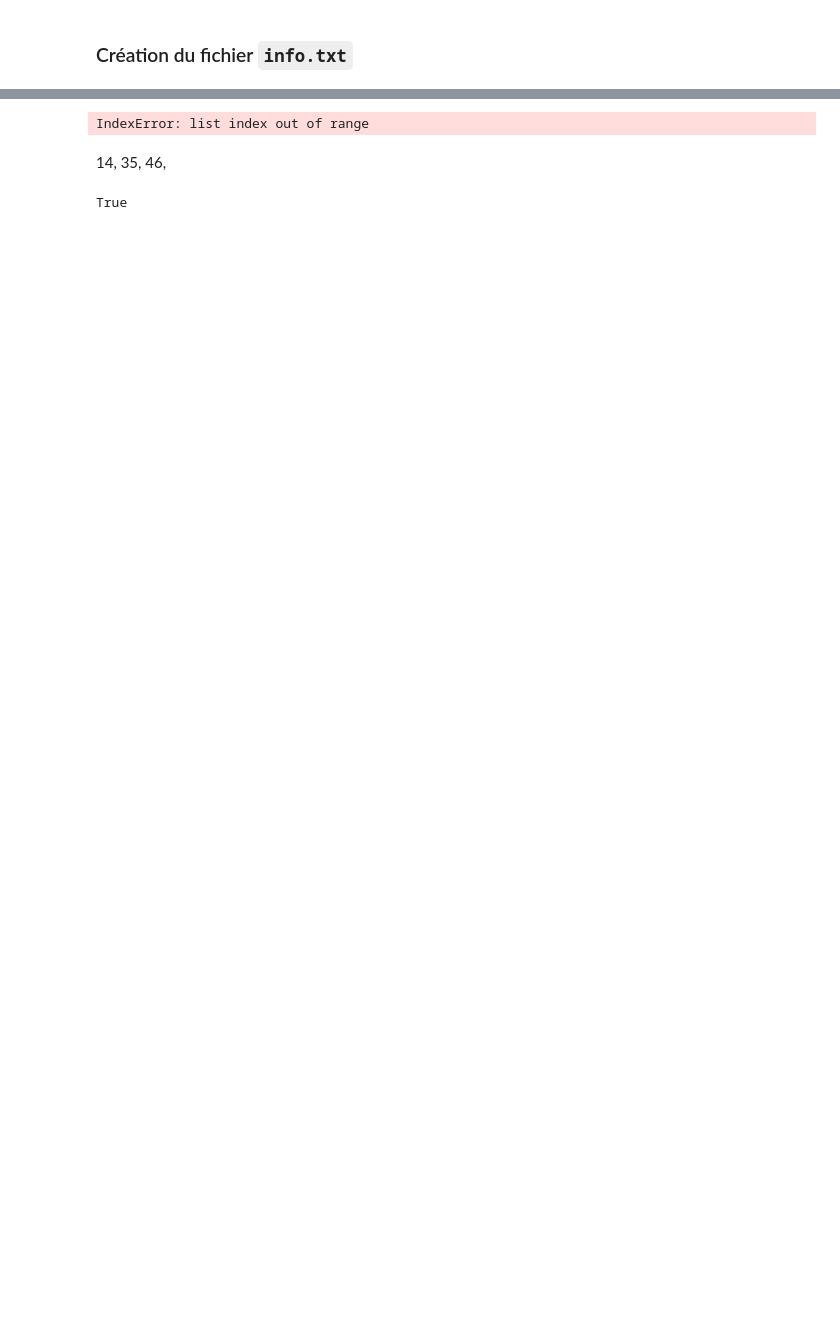
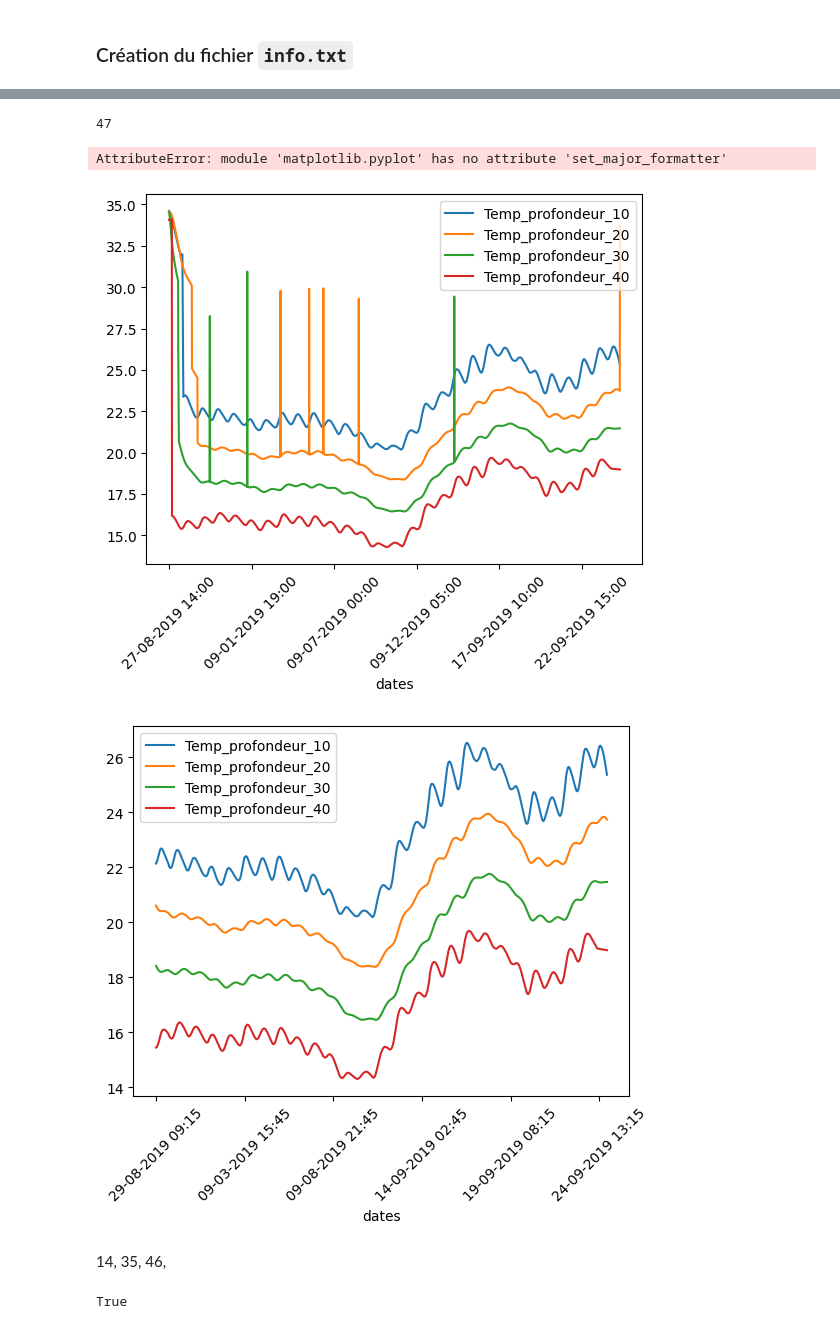
Before and after one commit to Lauredesorgues/MOLONARI_projet_3-, a Jupyter notebook: traitement_data_molonari_12-10_Laure.ipynb, the cells around one changed output, grey strips where cells are left out. Drawn from its saved outputs; the diff is of its cells as text; code cells hidden in the pictures; blank space fills up the shorter version.

```diff
--- a/traitement_data_molonari_12-10_Laure.ipynb
+++ b/traitement_data_molonari_12-10_Laure.ipynb
@@ -489,13 +480,17 @@ data[0]['temperature2']
 # %%
-i = 10
+i = 6
+print(data[i]['numero'])
 #plt.plot(data[i]['pression']['dates'], data[i]['pression']['dH']*150, color = 'blue')
-data[i]['temperature'].plot(x='dates', y=['Temp_profondeur_10', 'Temp_profondeur_20', 'Temp_profondeur_30', 'Temp_profondeur_40'], rot=45, kind='line')
-data[i]['temperature2'].plot(x='dates', y=['Temp_profondeur_10', 'Temp_profondeur_20', 'Temp_profondeur_30', 'Temp_profondeur_40'], rot=45, kind='line')
+data[i]['temperature'][:-1].plot(x='dates', y=['Temp_profondeur_10', 'Temp_profondeur_20', 'Temp_profondeur_30', 'Temp_profondeur_40'], rot=45, kind='line')
+data[i]['temperature2'][34:].plot(x='dates', y=['Temp_profondeur_10', 'Temp_profondeur_20', 'Temp_profondeur_30', 'Temp_profondeur_40'], rot=45, kind='line')
 
 #plt.plot(data[i]['pression']['dates'], data[i]['pression']['temperature_stream'], color = 'red')
 plt.show()
 # %% [output]
-IndexError: list index out of range
+47
+AttributeError: module 'matplotlib.pyplot' has no attribute 'set_major_formatter'
+[figure, added]
+[figure, added]
 # %% [markdown]
 14, 35, 46,
 # %%
```
Also changed, not shown: parts of 16 cells of this notebook.
